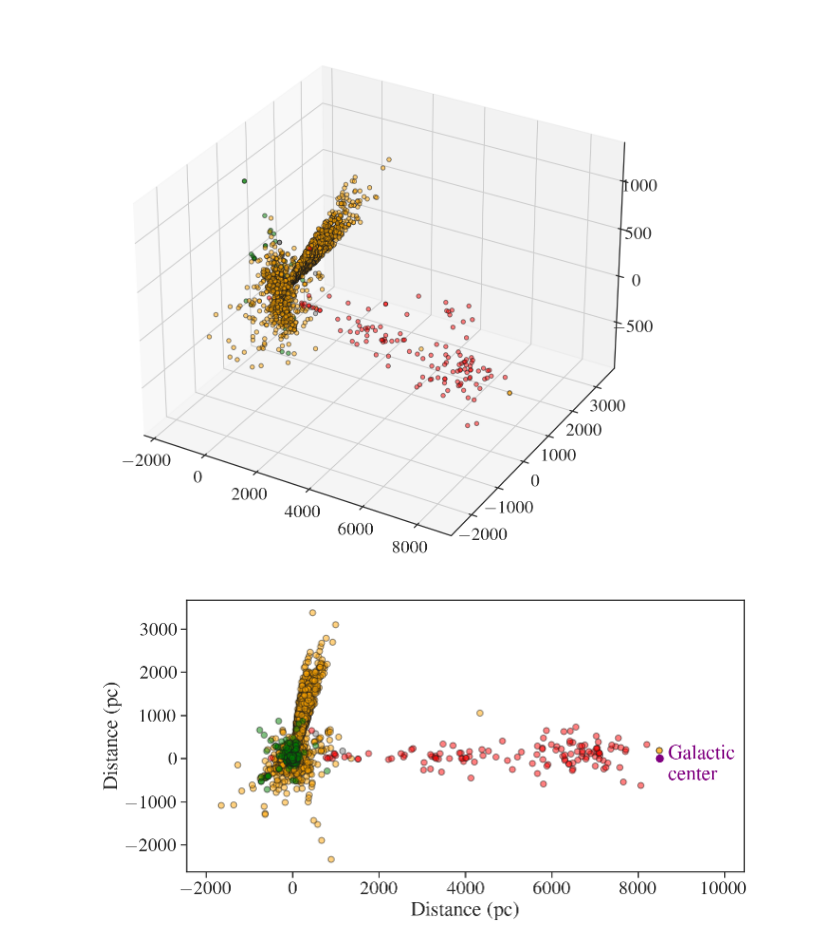
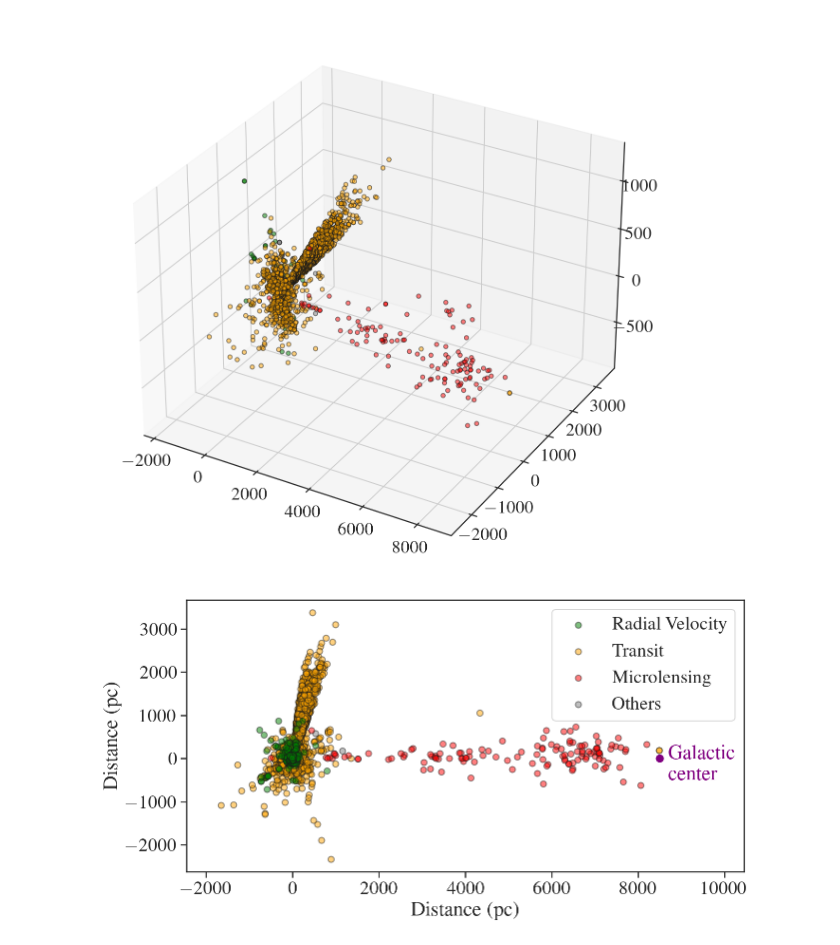
Before and after one commit to ShotaMiyazaki94/exoplot, a Jupyter notebook: notebook/exoplot.ipynb, the cells around one changed output. Drawn from its saved outputs; the diff is of its cells as text; code cells hidden in the pictures.

```diff
--- a/notebook/exoplot.ipynb
+++ b/notebook/exoplot.ipynb
@@ -150,33 +150,35 @@ pl.show()
 # %%
 GC = SkyCoord(ra=266.405*u.degree, dec=-28.936167*u.degree, distance=8500*u.pc)
 GC = GC.galactic
 
 x_GC = GC.distance*np.cos(np.deg2rad(GC.b))*np.cos(np.deg2rad(GC.l))
 y_GC = GC.distance*np.cos(np.deg2rad(GC.b))*np.sin(np.deg2rad(GC.l))
 
 fig = pl.figure(figsize=[10,5])
 ax = pl.subplot()
 c = df.discoverymethod=='Radial Velocity'
-ax.scatter(x[c],y[c],c='green',edgecolor='k',cmap='raimarker='o',alpha=0.5)
+ax.scatter(x[c],y[c],c='green',edgecolor='k',marker='o',alpha=0.5)
 c = df.discoverymethod=='Transit'
-ax.scatter(x[c],y[c],c='orange',edgecolor='k',cmap='rainbow',marker='o',alpha=0.5,zorder=-1)
+ax.scatter(x[c],y[c],c='orange',edgecolor='k',marker='o',alpha=0.5,zorder=-1)
 c = df.discoverymethod=='Microlensing'
-ax.scatter(x[c],y[c],c='red',edgecolor='k',cmap='rainbow',marker='o',alpha=0.5)
+ax.scatter(x[c],y[c],c='red',edgecolor='k',marker='o',alpha=0.5)
 c = (df.discoverymethod!='Transit')&\
     (df.discoverymethod!='Radial Velocity')&\
     (df.discoverymethod!='Microlensing')
 ax.scatter(x[c],y[c],c='gray',edgecolor='k',marker='o',alpha=0.5,zorder=-2)
+
+pl.legend(["Radial Velocity","Transit","Microlensing","Others"])
 
 ax.scatter(x_GC,y_GC,c="purple",s=50,marker="o")
 x_GC = np.array(x_GC)
 y_GC = np.array(y_GC)
 ax.text(x_GC+200,y_GC-500,"Galactic\n center",c="purple")
 pl.axis('equal')
 pl.xlabel("Distance (pc)")
 pl.ylabel("Distance (pc)")
 pl.xlim(-2000,10000)
 pl.savefig("../image/pl_distance.png")
 #ax.axis("off")
 pl.show()
 # %% [output]
-[figure, old version]
+[figure, new version]
```
